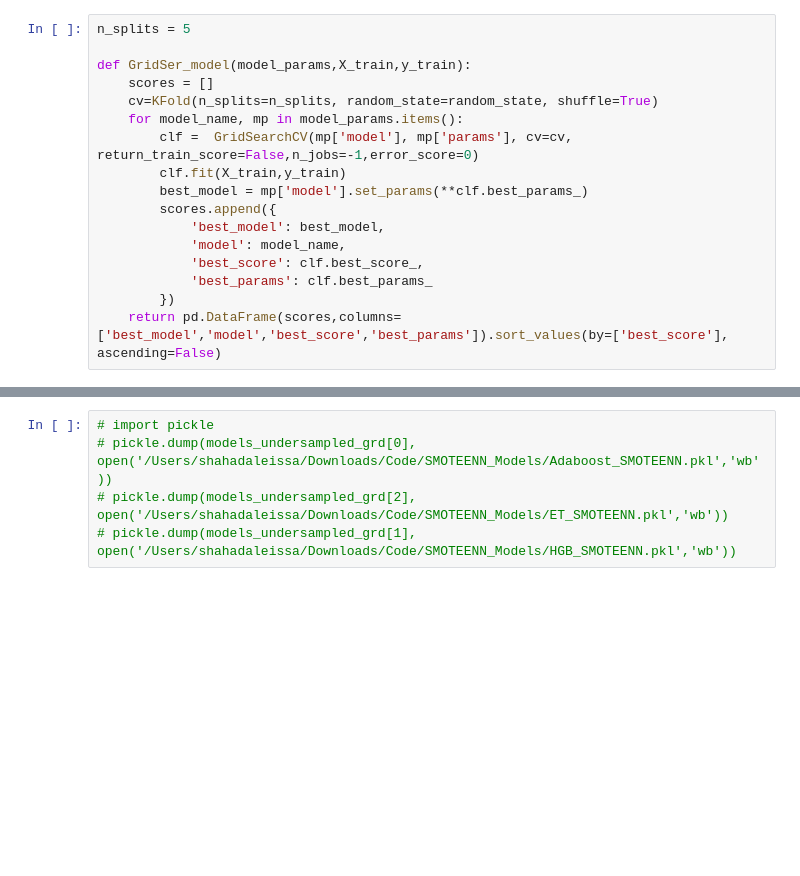
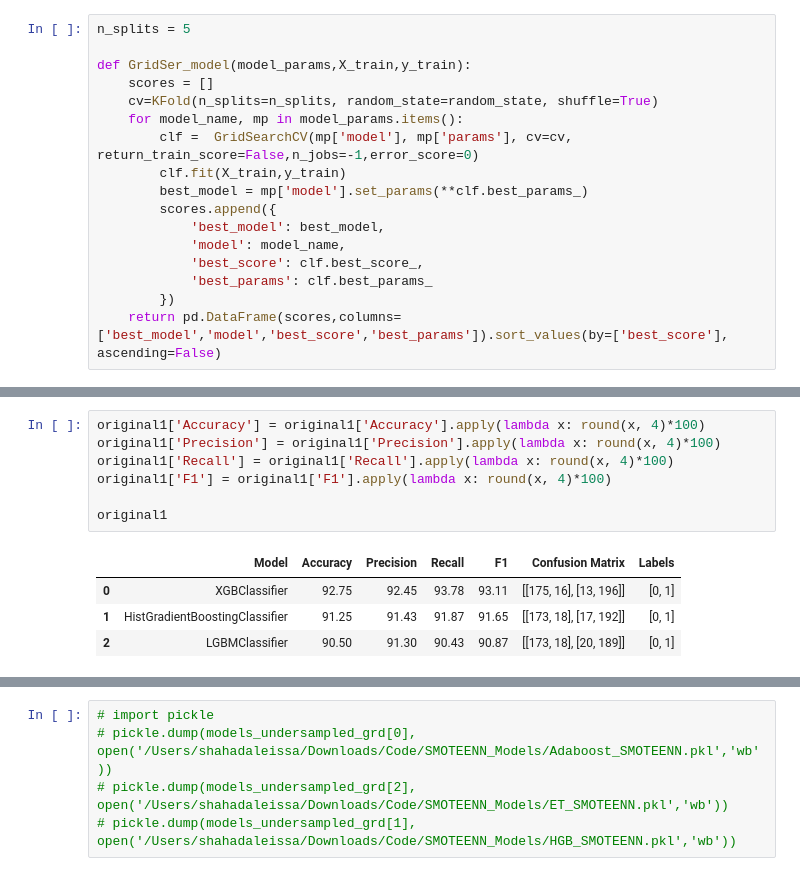
Before and after one commit to shaaleissa/hypertension_prediction, a Jupyter notebook: Notebooks/all_models.ipynb, the cells around one changed output, grey strips where cells are left out. Saved outputs shown, nothing was run; the diff lists cells and outputs as text; blank space fills up the shorter version.

```diff
--- a/Notebooks/all_models.ipynb
+++ b/Notebooks/all_models.ipynb
@@ -190 +196,13 @@ model_params = {
+# %%
+original1['Accuracy'] = original1['Accuracy'].apply(lambda x: round(x, 4)*100)
+original1['Precision'] = original1['Precision'].apply(lambda x: round(x, 4)*100)
+original1['Recall'] = original1['Recall'].apply(lambda x: round(x, 4)*100)
+original1['F1'] = original1['F1'].apply(lambda x: round(x, 4)*100)
+
+original1
+# %% [output]
+|  | Model | Accuracy | Precision | Recall | F1 | Confusion Matrix | Labels |
+| 0 | XGBClassifier | 92.75 | 92.45 | 93.78 | 93.11 | [[175, 16], [13, 196]] | [0, 1] |
+| 1 | HistGradientBoostingClassifier | 91.25 | 91.43 | 91.87 | 91.65 | [[173, 18], [17, 192]] | [0, 1] |
+| 2 | LGBMClassifier | 90.50 | 91.30 | 90.43 | 90.87 | [[173, 18], [20, 189]] | [0, 1] |
 # %%
```
Also changed, not shown: parts of 32 cells of this notebook, 1 other file.
